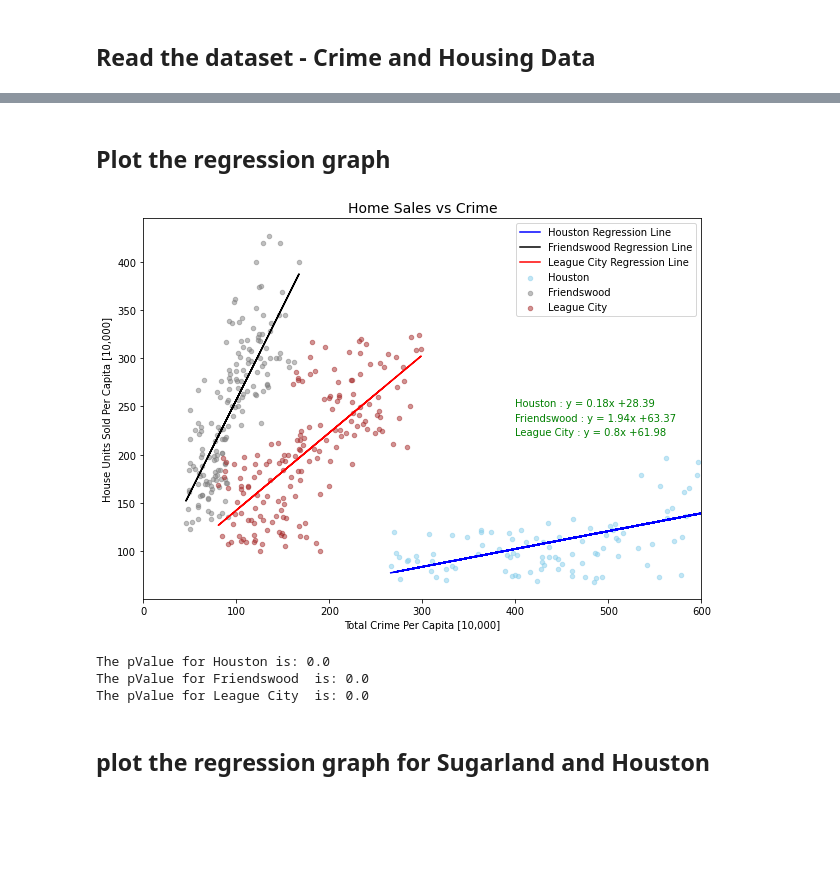
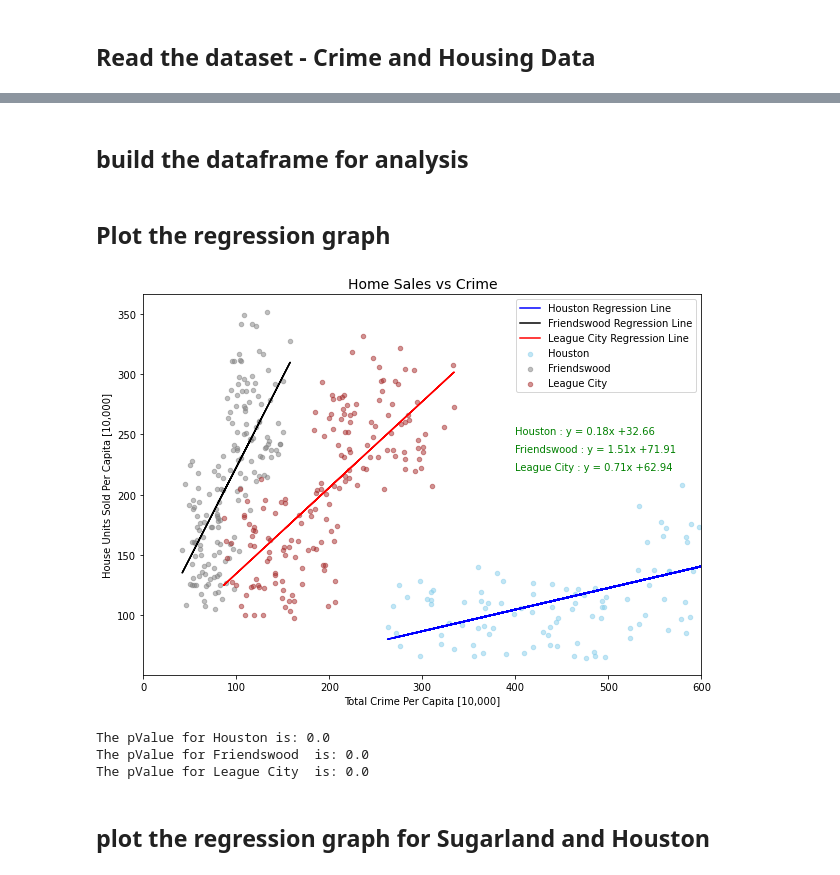
Before and after one commit to andresocorro/project_1, a Jupyter notebook: src_files/HousingAnalysisForDifferentCities.ipynb, the cells around one changed output, grey strips where cells are left out. Saved outputs shown, nothing was run; the diff lists cells and outputs as text; code cells hidden in the pictures; blank space fills up the shorter version.

```diff
--- a/src_files/HousingAnalysisForDifferentCities.ipynb
+++ b/src_files/HousingAnalysisForDifferentCities.ipynb
@@ -16,7 +16,7 @@ from pprint import pprint
 ## Read the dataset - Crime and Housing Data
 # %%
 # read the dataset - Crime and Housing Data
-file_path = os.path.join("..", "Resources", "Redfin_CrimeMergeDataset.csv")
+file_path = os.path.join("..", "Resources", "Redfin_CrimeDetailedset.csv")
 housingCrimeDF = pd.read_csv(file_path)
 print(f"Data Shape: {housingCrimeDF.shape}")
 housingCrimeDF.head()
@@ -266,69 +31,78 @@ crimeRandomSampleLeagueCitydf.head()
+# %% [markdown]
+## build the dataframe for analysis
+# %%
+# build the data frames for analysis
+
+houstondf = housingCrimeDF[housingCrimeDF['City'] == 'Houston']
+friendswooddf = housingCrimeDF[housingCrimeDF['City'] == 'Friendswood']
+leagueCitydf = housingCrimeDF[housingCrimeDF['City'] == 'League City']
+sugarlanddf = housingCrimeDF[housingCrimeDF['City'] == 'Sugar Land']
 # %% [markdown]
 ## Plot the regression graph
 # %%
 # Perform a linear regression on crime vs units sold
-(slopeH, interceptH, rvalueH, pvalueH, stderrH) = stats.linregress(crimeRandomSampleHoustondf['Total Crime Per Capita [10,000]'], crimeRandomSampleHoustondf['Homes Sold'] )
+(slopeH, interceptH, rvalueH, pvalueH, stderrH) = stats.linregress(houstondf['Total Crime Per Capita [10,000]'], houstondf['Homes Sold'] )
 # Get regression values
-regress_valuesHouston = crimeRandomSampleHoustondf['Total Crime Per Capita [10,000]'] * slopeH + interceptH
+regress_valuesHouston = houstondf['Total Crime Per Capita [10,000]'] * slopeH + interceptH
 
  # Create line equation string
 line_eqH = "Houston : y = " + str(round(slopeH,2)) + "x +" + str(round(interceptH,2))
 
 # Perform a linear regression on crime  vs units sold
-(slopeF, interceptF, rvalueF, pvalueF, stderrF) = stats.linregress(crimeRandomSampleFriendswooddf['Total Crime Per Capita [10,000]'], crimeRandomSampleFriendswooddf['Homes Sold'])
+(slopeF, interceptF, rvalueF, pvalueF, stderrF) = stats.linregress(friendswooddf['Total Crime Per Capita [10,000]'], friendswooddf['Homes Sold'])
 # Get regression values
-regress_valuesFriendswood = crimeRandomSampleFriendswooddf['Total Crime Per Capita [10,000]'] * slopeF + interceptF
+regress_valuesFriendswood = friendswooddf['Total Crime Per Capita [10,000]'] * slopeF + interceptF
  # Create line equation string
 line_eqF = "Friendswood : y = " + str(round(slopeF,2)) + "x +" + str(round(interceptF,2))
 
 
-# Perform a linear regression on temperature  vs units sold
-(slopeF, interceptF, rvalueF, pvalueF, stderrF) = stats.linregress(crimeRandomSampleLeagueCitydf['Total Crime Per Capita [10,000]'], crimeRandomSampleLeagueCitydf['Homes Sold'])
+# Perform a linear regression on crime  vs units sold
+(slopeL, interceptL, rvalueL, pvalueL, stderrL) = stats.linregress(leagueCitydf['Total Crime Per Capita [10,000]'], leagueCitydf['Homes Sold'])
 # Get regression values
-regress_valuesSugarLand = crimeRandomSampleLeagueCitydf['Total Crime Per Capita [10,000]'] * slopeF + interceptF
+regress_valuesLeagueCity = leagueCitydf['Total Crime Per Capita [10,000]'] * slopeL + interceptL
  # Create line equation string
-line_eqL = "League City : y = " + str(round(slopeF,2)) + "x +" + str(round(interceptF,2))
+line_eqL = "League City : y = " + str(round(slopeL,2)) + "x +" + str(round(interceptL,2))
 
 
 # Create Plot
-ax1 = crimeRandomSampleHoustondf.plot(kind='scatter', x='Total Crime Per Capita [10,000]', y='Homes Sold', color ='skyblue',  alpha=0.5, figsize=(10, 7))
-crimeRandomSampleFriendswooddf.plot(kind='scatter', x='Total Crime Per Capita [10,000]', y='Homes Sold', color ='grey', alpha=0.5, figsize=(10, 7),  ax=ax1)
-crimeRandomSampleLeagueCitydf.plot(kind='scatter', x='Total Crime Per Capita [10,000]', y='Homes Sold', color ='brown', alpha=0.5, figsize=(10, 7),  ax=ax1)
+ax1 = houstondf.plot(kind='scatter', x='Total Crime Per Capita [10,000]', y='Homes Sold', color ='skyblue',  alpha=0.5, figsize=(10, 7))
+friendswooddf.plot(kind='scatter', x='Total Crime Per Capita [10,000]', y='Homes Sold', color ='grey', alpha=0.5, figsize=(10, 7),  ax=ax1)
+leagueCitydf.plot(kind='scatter', x='Total Crime Per Capita [10,000]', y='Homes Sold', color ='brown', alpha=0.5, figsize=(10, 7),  ax=ax1)
 
 #plot regression lines
-plt.plot(crimeRandomSampleHoustondf['Total Crime Per Capita [10,000]'],regress_valuesHouston,"b-")
-plt.plot(crimeRandomSampleFriendswooddf['Total Crime Per Capita [10,000]'],regress_valuesFriendswood,"k-")
-plt.plot(crimeRandomSampleLeagueCitydf['Total Crime Per Capita [10,000]'],regress_valuesSugarLand,"r-")
+plt.plot(houstondf['Total Crime Per Capita [10,000]'],regress_valuesHouston,"b-")
+plt.plot(friendswooddf['Total Crime Per Capita [10,000]'],regress_valuesFriendswood,"k-")
+plt.plot(leagueCitydf['Total Crime Per Capita [10,000]'],regress_valuesLeagueCity,"r-")
 
 #plot regression text
 plt.text(400,250,line_eqH, fontsize=10,color="green")
 plt.text(400,235,line_eqF, fontsize=10,color="green")
 plt.text(400,220,line_eqL, fontsize=10,color="green")
 
 
 # legend, title and labels.
 plt.legend(labels=['Houston Regression Line', 'Friendswood Regression Line', 'League City Regression Line', 'Houston', 'Friendswood', 'League City'])
 #plt.legend(labels=['Houston Regression Line', 'Sugar Land Regression Line', 'Houston', 'Sugar Land'])
 plt.title('Home Sales vs Crime', size=14)
 plt.xlabel('Total Crime Per Capita [10,000]')
 plt.ylabel('House Units Sold Per Capita [10,000]');
 
 #set xlimits
 plt.xlim(0,600)
 
 # Save the plotted figures as .pngs
 output_path = os.path.join("..", "Images", "Crime and Units Sold for Houston Friendswood And LeagueCity.png")
 plt.savefig(output_path)
 
 #show the graph
 plt.show()
 
 #print p values
 print(f"The pValue for Houston is: {round(pvalueH,4)}")
 print(f"The pValue for Friendswood  is: {round(pvalueF,4)}")
-print(f"The pValue for League City  is: {round(pvalueS,4)}")
+print(f"The pValue for League City  is: {round(pvalueL,4)}")
 # %% [output]
-[figure, old version]
+[figure, new version]
 The pValue for Houston is: 0.0
 The pValue for Friendswood  is: 0.0
 The pValue for League City  is: 0.0
```
Also changed, not shown: parts of 6 cells of this notebook, 4 other files.
